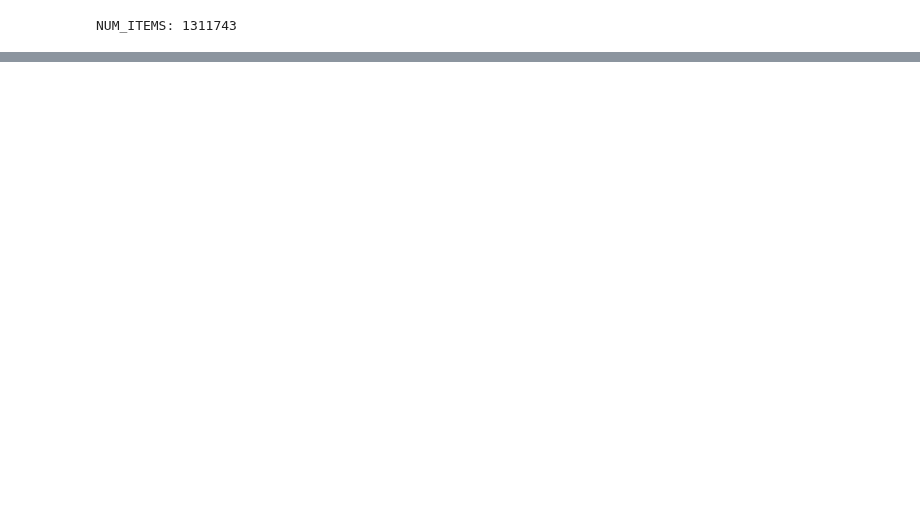
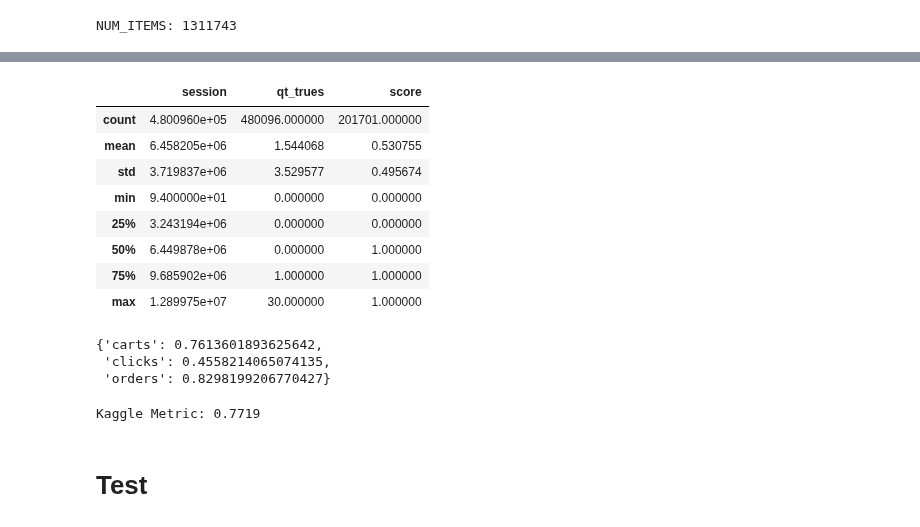
Before and after one commit to EnricRovira/025_Kaggle-OTTO-Recsys-2022, a Jupyter notebook: 1_Scripts/2_Ranker.ipynb, the cells around one changed output, grey strips where cells are left out. Drawn from its saved outputs; the diff is of its cells as text; code cells hidden in the pictures; blank space fills up the shorter version.

```diff
--- a/1_Scripts/2_Ranker.ipynb
+++ b/1_Scripts/2_Ranker.ipynb
@@ -92,4 +92,4 @@ df_test = pl.read_parquet(
 )
 
 # df_train = df_train_all.filter(~(pl.col('session').is_in(list_sessions_val)))
-# df_val = df_train_all.filter(pl.col('session').is_in(list_sessions_val))
+df_val = df_train_all.filter(pl.col('session').is_in(list_sessions_val))
@@ -188,7 +182,7 @@ list_paths_val = ['../tfrecords/tfrecords_v0.5/na_split=val/' + x for x in os.li
 val_dataloader = Bert4RecDataLoader(list_paths_val,
                                      num_items=NUM_ITEMS,
                                      seq_len=30,
-                                     seq_len_target=20,
+                                     seq_len_target=30,
                                      batch_size=32,
                                      mask_prob=0.0,
                                      reverse_prob=0.0,
@@ -214,15 +208,15 @@ for num_batch, batch in enumerate(tqdm(val_dataloader)):
         preds = model(features, training=False)
         preds = tf.gather(preds, indices=idxs, axis=1, batch_dims=1)
         topk_scores, topk_idxs = tf.math.top_k(preds, k=20)
-        topk_idxs = np.asarray([[dict_map[x] for x in topk_idxs.numpy()[i, :]] for i in range(topk_idxs.numpy().shape[0])])
-        labels = [list(set([dict_map[_target] for _type, _target in zip(type_target.numpy()[i], target.numpy()[i]) if dict_map_type[type_]==_type and _target!=0])) for i in range(target.shape[0])]
+        topk_idxs = np.asarray([[dict_map[x]-1 for x in topk_idxs.numpy()[i, :]] for i in range(topk_idxs.numpy().shape[0])])
+        labels = [list(set([dict_map[_target]-1 for _type, _target in zip(type_target.numpy()[i], target.numpy()[i]) if dict_map_type[type_]==_type and _target!=0])) for i in range(target.shape[0])]
         ###
         list_sessions.append(session.numpy())
         list_predictions.append(topk_idxs)
         list_types.append([type_ for _ in range(seq_items.shape[0])])
         list_trues = list_trues + labels
         list_past_items.append(seq_items.numpy()[:, :, 0])
-    if num_batch==500:
+    if num_batch==5_000:
         break
 
 df_val_model = pd.DataFrame({
@@ -232,12 +226,6 @@ df_val_model = pd.DataFrame({
     'trues' : list_trues,
     'type' : np.concatenate(list_types)
 })
+
 df_val_model['qt_trues'] = df_val_model['trues'].apply(lambda x : len(x))
-# df_val_model['score'] = df_val_model.progress_apply(lambda x: get_score_metric(x['trues'], x['predictions'], x['type']), axis=1)
-
-# display(df_val_model.describe())
-# dict_scores = df_val_model.groupby('type')['score'].mean().to_dict()
-# display(dict_scores)
-# kaggle_metric = 0.1*dict_scores['clicks'] + 0.3*dict_scores['carts'] + 0.6*dict_scores['orders']
-# print(f'Kaggle Metric: {kaggle_metric:.4f}')
 # %% [output]
@@ -297,0 +265,44 @@ df_val_merge
+# %%
+df_val_merge = df_val_rule.merge(df_val_model, how='inner', on='session')
+df_val_merge['predictions_final'] = df_val_merge.progress_apply(lambda x : x['predictions'] if len(x['prediction'])==1 else x['prediction'], axis=1)
+df_val_merge['score'] = df_val_merge.progress_apply(lambda x: get_score_metric(x['trues'], x['predictions_final'], x['type']), axis=1)
+
+display(df_val_merge.describe())
+dict_scores = df_val_merge.groupby('type')['score'].mean().to_dict()
+display(dict_scores)
+kaggle_metric = 0.1*dict_scores['clicks'] + 0.3*dict_scores['carts'] + 0.6*dict_scores['orders']
+print(f'Kaggle Metric: {kaggle_metric:.4f}')
+
+# # Model
+# {'carts': 0.37454512439145493,
+#  'clicks': 0.3244825988467875,
+#  'orders': 0.5052842557053815}
+# Kaggle Metric: 0.4480
+
+# rule
+# {'carts': 0.5068184776077022,
+#  'clicks': 0.16846427100494235,
+#  'orders': 0.5224797601872758}
+# Kaggle Metric: 0.4824
+
+# final
+# {'carts': 0.7613601893625642,
+#  'clicks': 0.4558214065074135,
+#  'orders': 0.8298199206770427}
+# Kaggle Metric: 0.7719
+# %% [output]
+|  | session | qt_trues | score |
+| count | 4.800960e+05 | 480096.000000 | 201701.000000 |
+| mean | 6.458205e+06 | 1.544068 | 0.530755 |
+| std | 3.719837e+06 | 3.529577 | 0.495674 |
+| min | 9.400000e+01 | 0.000000 | 0.000000 |
+| 25% | 3.243194e+06 | 0.000000 | 0.000000 |
+| 50% | 6.449878e+06 | 0.000000 | 1.000000 |
+| 75% | 9.685902e+06 | 1.000000 | 1.000000 |
+| max | 1.289975e+07 | 30.000000 | 1.000000 |
+{'carts': 0.7613601893625642,
+ 'clicks': 0.4558214065074135,
+ 'orders': 0.8298199206770427}
+Kaggle Metric: 0.7719
+# %% [markdown]
+# Test
```
Also changed, not shown: parts of 11 cells of this notebook, 1 other file.
